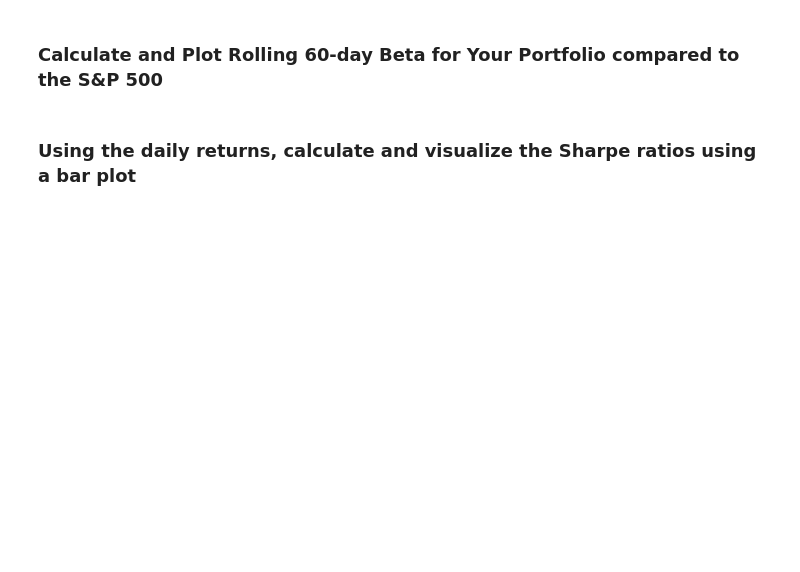
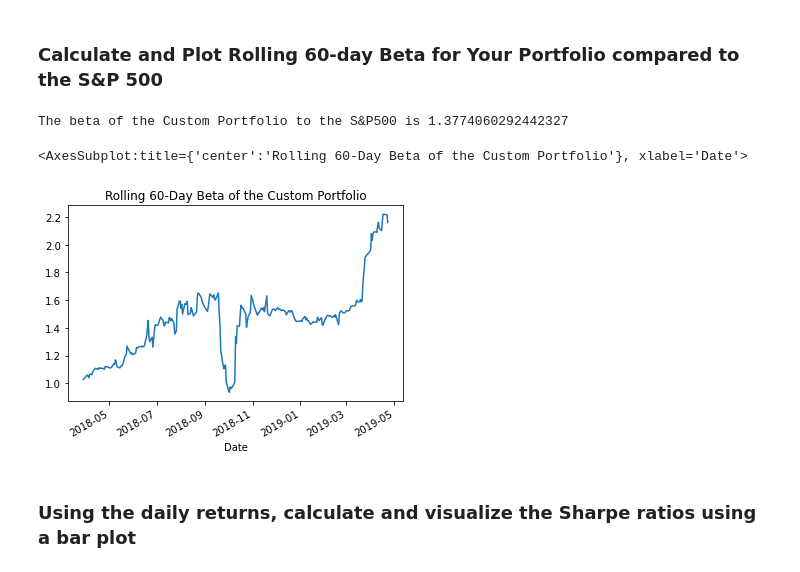
Before and after one commit to ankurgoel77/hw4-whale, a Jupyter notebook: whale_analysis.ipynb, the cells around one changed output. Cells and saved outputs as stored; diff of their text form; code cells hidden in the pictures; blank space fills up the shorter version.

```diff
--- a/whale_analysis.ipynb
+++ b/whale_analysis.ipynb
@@ -564,3 +593,19 @@ combined_returns.head()
+# %%
+# Calculate and plot Beta
+cov_custom = combined_returns["Custom"].cov(combined_returns["S&P 500"])
+var_sp500 = combined_returns["S&P 500"].var()
+custom_beta = cov_custom/var_sp500
+print(f'The beta of the Custom Portfolio to the S&P500 is {custom_beta}')
+
+# Plot beta trend
+rolling_covariance = combined_returns["Custom"].rolling(window=60).cov(combined_returns["S&P 500"])
+rolling_variance = combined_returns["S&P 500"].rolling(window=60).var()
+rolling_beta = rolling_covariance/rolling_variance
+rolling_beta.plot(title = "Rolling 60-Day Beta of the Custom Portfolio")
+# %% [output]
+The beta of the Custom Portfolio to the S&P500 is 1.3774060292442327
+<AxesSubplot:title={'center':'Rolling 60-Day Beta of the Custom Portfolio'}, xlabel='Date'>
+[figure, added]
 # %% [markdown]
 ### Using the daily returns, calculate and visualize the Sharpe ratios using a bar plot
 # %%
```
Also changed, not shown: parts of 9 cells of this notebook.
